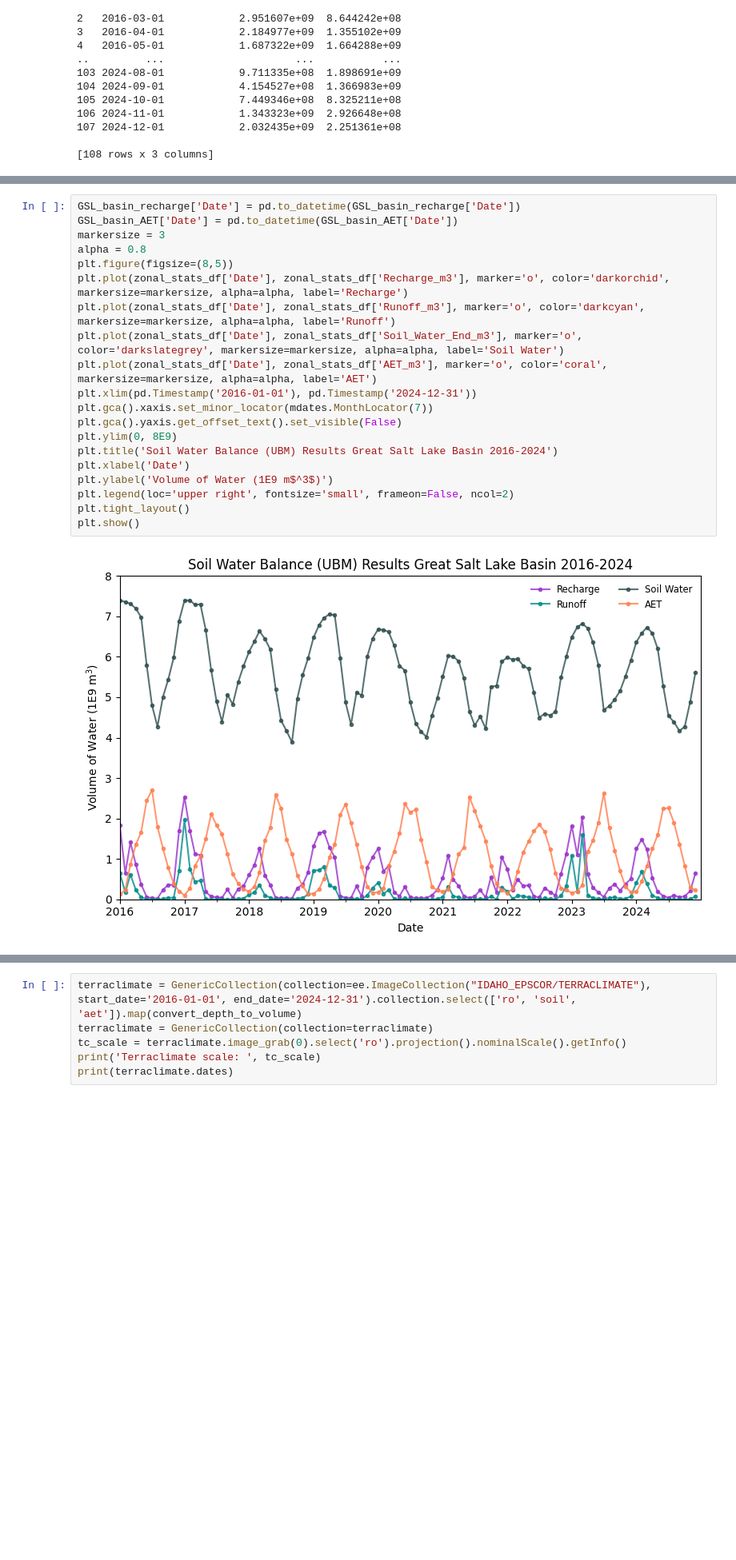
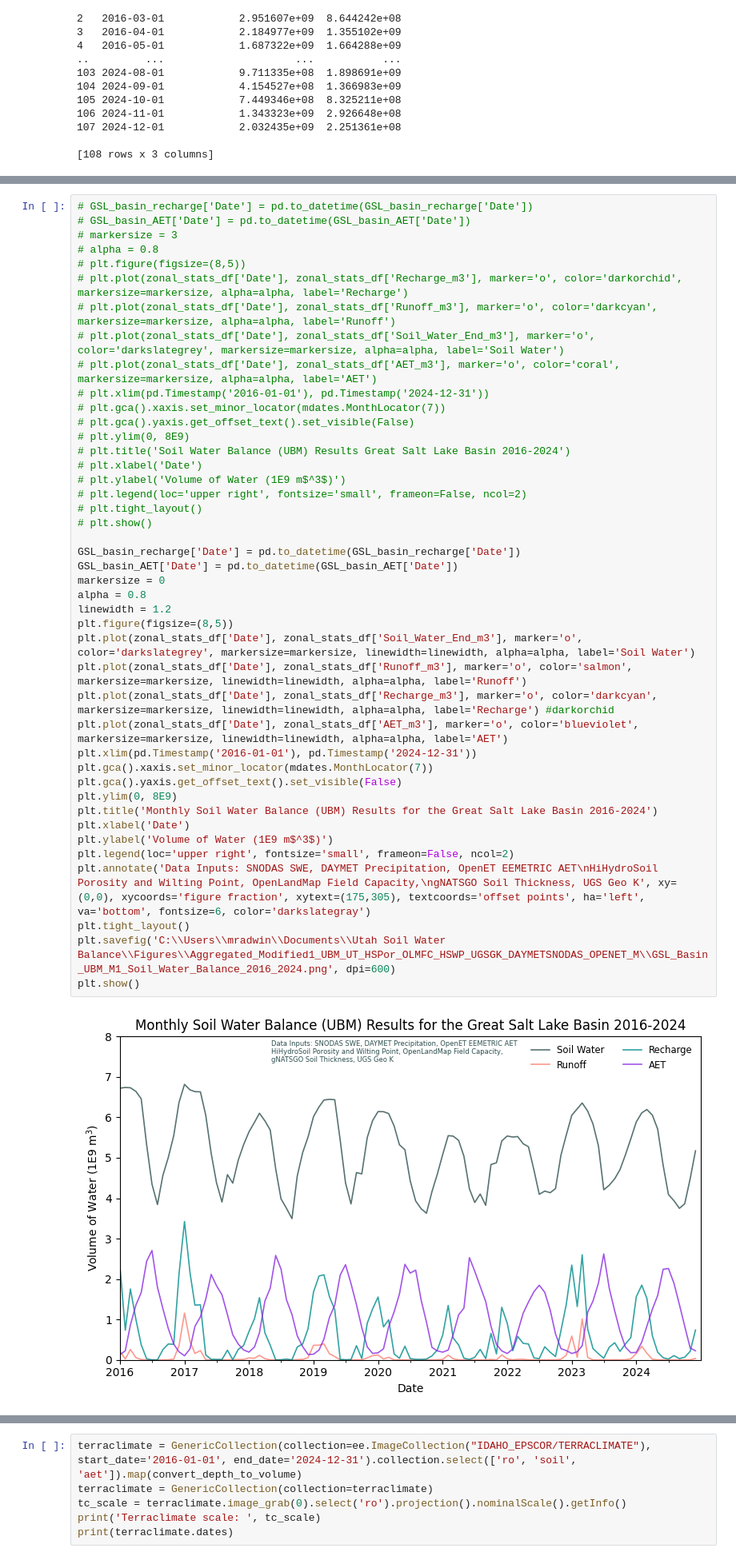
Before and after one commit to radwinskis/GEE_UBM, a Jupyter notebook: preffered_inputs_model_testing.ipynb, the cells around one changed output, grey strips where cells are left out. Shown at 80% size. Cells and saved outputs as stored; diff of their text form; blank space fills up the shorter version.

Commit message:
added scripts to handle processing workflow, fixed projection issues, updated readme, and starting to save data to repo

```diff
--- a/preffered_inputs_model_testing.ipynb
+++ b/preffered_inputs_model_testing.ipynb
@@ -260,27 +286,50 @@ print(zonal_stats_df)
 
 [108 rows x 6 columns]
 # %%
+# GSL_basin_recharge['Date'] = pd.to_datetime(GSL_basin_recharge['Date'])
+# GSL_basin_AET['Date'] = pd.to_datetime(GSL_basin_AET['Date'])
+# markersize = 3
+# alpha = 0.8
+# plt.figure(figsize=(8,5))
+# plt.plot(zonal_stats_df['Date'], zonal_stats_df['Recharge_m3'], marker='o', color='darkorchid', markersize=markersize, alpha=alpha, label='Recharge')
+# plt.plot(zonal_stats_df['Date'], zonal_stats_df['Runoff_m3'], marker='o', color='darkcyan', markersize=markersize, alpha=alpha, label='Runoff')
+# plt.plot(zonal_stats_df['Date'], zonal_stats_df['Soil_Water_End_m3'], marker='o', color='darkslategrey', markersize=markersize, alpha=alpha, label='Soil Water')
+# plt.plot(zonal_stats_df['Date'], zonal_stats_df['AET_m3'], marker='o', color='coral', markersize=markersize, alpha=alpha, label='AET')
+# plt.xlim(pd.Timestamp('2016-01-01'), pd.Timestamp('2024-12-31'))
+# plt.gca().xaxis.set_minor_locator(mdates.MonthLocator(7))
+# plt.gca().yaxis.get_offset_text().set_visible(False)
+# plt.ylim(0, 8E9)
+# plt.title('Soil Water Balance (UBM) Results Great Salt Lake Basin 2016-2024')
+# plt.xlabel('Date')
+# plt.ylabel('Volume of Water (1E9 m$^3$)')
+# plt.legend(loc='upper right', fontsize='small', frameon=False, ncol=2)
+# plt.tight_layout()
+# plt.show()
+
 GSL_basin_recharge['Date'] = pd.to_datetime(GSL_basin_recharge['Date'])
 GSL_basin_AET['Date'] = pd.to_datetime(GSL_basin_AET['Date'])
-markersize = 3
+markersize = 0
 alpha = 0.8
+linewidth = 1.2
 plt.figure(figsize=(8,5))
-plt.plot(zonal_stats_df['Date'], zonal_stats_df['Recharge_m3'], marker='o', color='darkorchid', markersize=markersize, alpha=alpha, label='Recharge')
-plt.plot(zonal_stats_df['Date'], zonal_stats_df['Runoff_m3'], marker='o', color='darkcyan', markersize=markersize, alpha=alpha, label='Runoff')
-plt.plot(zonal_stats_df['Date'], zonal_stats_df['Soil_Water_End_m3'], marker='o', color='darkslategrey', markersize=markersize, alpha=alpha, label='Soil Water')
-plt.plot(zonal_stats_df['Date'], zonal_stats_df['AET_m3'], marker='o', color='coral', markersize=markersize, alpha=alpha, label='AET')
+plt.plot(zonal_stats_df['Date'], zonal_stats_df['Soil_Water_End_m3'], marker='o', color='darkslategrey', markersize=markersize, linewidth=linewidth, alpha=alpha, label='Soil Water')
+plt.plot(zonal_stats_df['Date'], zonal_stats_df['Runoff_m3'], marker='o', color='salmon', markersize=markersize, linewidth=linewidth, alpha=alpha, label='Runoff')
+plt.plot(zonal_stats_df['Date'], zonal_stats_df['Recharge_m3'], marker='o', color='darkcyan', markersize=markersize, linewidth=linewidth, alpha=alpha, label='Recharge') #darkorchid
+plt.plot(zonal_stats_df['Date'], zonal_stats_df['AET_m3'], marker='o', color='blueviolet', markersize=markersize, linewidth=linewidth, alpha=alpha, label='AET')
 plt.xlim(pd.Timestamp('2016-01-01'), pd.Timestamp('2024-12-31'))
 plt.gca().xaxis.set_minor_locator(mdates.MonthLocator(7))
 plt.gca().yaxis.get_offset_text().set_visible(False)
 plt.ylim(0, 8E9)
-plt.title('Soil Water Balance (UBM) Results Great Salt Lake Basin 2016-2024')
+plt.title('Monthly Soil Water Balance (UBM) Results for the Great Salt Lake Basin 2016-2024')
 plt.xlabel('Date')
 plt.ylabel('Volume of Water (1E9 m$^3$)')
 plt.legend(loc='upper right', fontsize='small', frameon=False, ncol=2)
+plt.annotate('Data Inputs: SNODAS SWE, DAYMET Precipitation, OpenET EEMETRIC AET\nHiHydroSoil Porosity and Wilting Point, OpenLandMap Field Capacity,\ngNATSGO Soil Thickness, UGS Geo K', xy=(0,0), xycoords='figure fraction', xytext=(175,305), textcoords='offset points', ha='left', va='bottom', fontsize=6, color='darkslategray')
 plt.tight_layout()
+plt.savefig('C:\\Users\\mradwin\\Documents\\Utah Soil Water Balance\\Figures\\Aggregated_Modified1_UBM_UT_HSPor_OLMFC_HSWP_UGSGK_DAYMETSNODAS_OPENET_M\\GSL_Basin_UBM_M1_Soil_Water_Balance_2016_2024.png', dpi=600)
 plt.show()
 # %% [output]
-[figure, old version]
+[figure, new version]
 # %%
 export_to_asset = False
 if export_to_asset:
```
Also changed, not shown: parts of 17 cells of this notebook, 15 other files.
